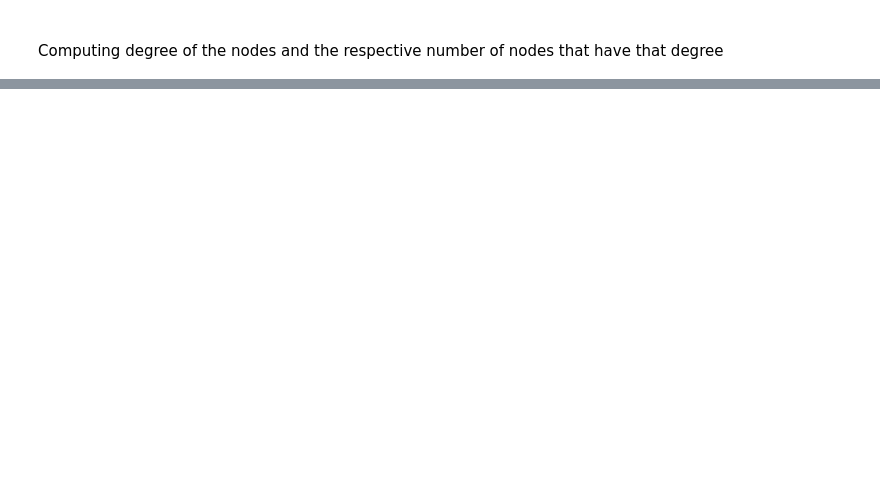
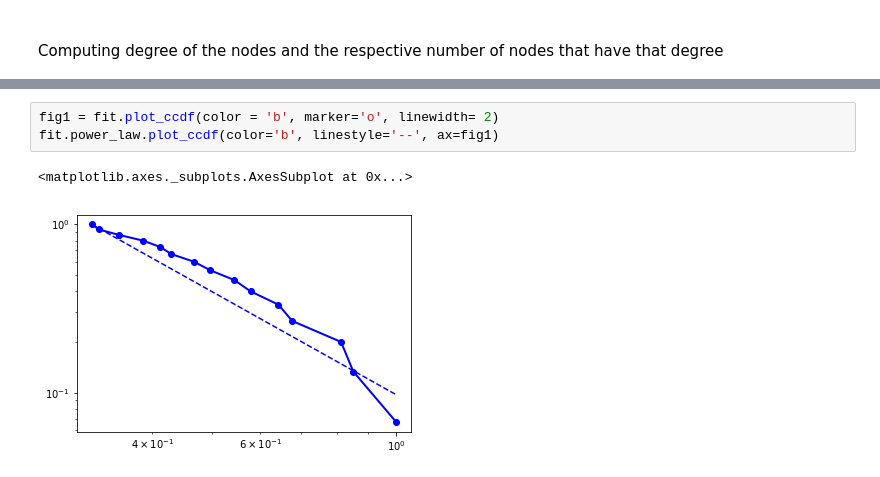
Before and after one commit to DCalhas/RC_Project, a Jupyter notebook: main.ipynb, the cells around one changed output, grey strips where cells are left out. Drawn from its saved outputs; the diff is of its cells as text; blank space fills up the shorter version.

```diff
--- a/main.ipynb
+++ b/main.ipynb
@@ -100,0 +148,6 @@ plt.show()
+# %%
+fig1 = fit.plot_ccdf(color = 'b', marker='o', linewidth= 2)
+fit.power_law.plot_ccdf(color='b', linestyle='--', ax=fig1)
+# %% [output]
+<matplotlib.axes._subplots.AxesSubplot at 0x...>
+[figure, added]
```
Also changed, not shown: parts of 10 cells of this notebook.
